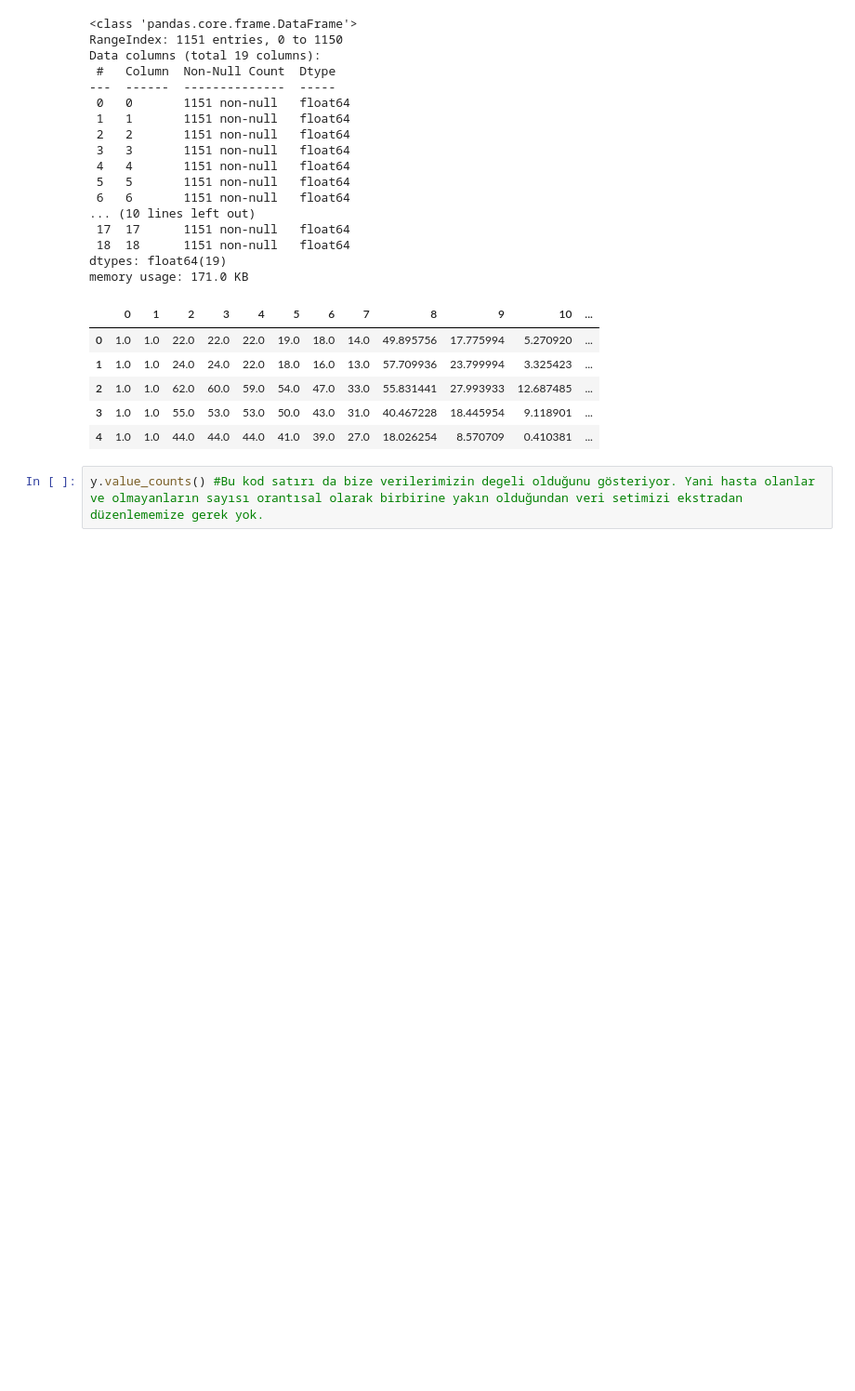
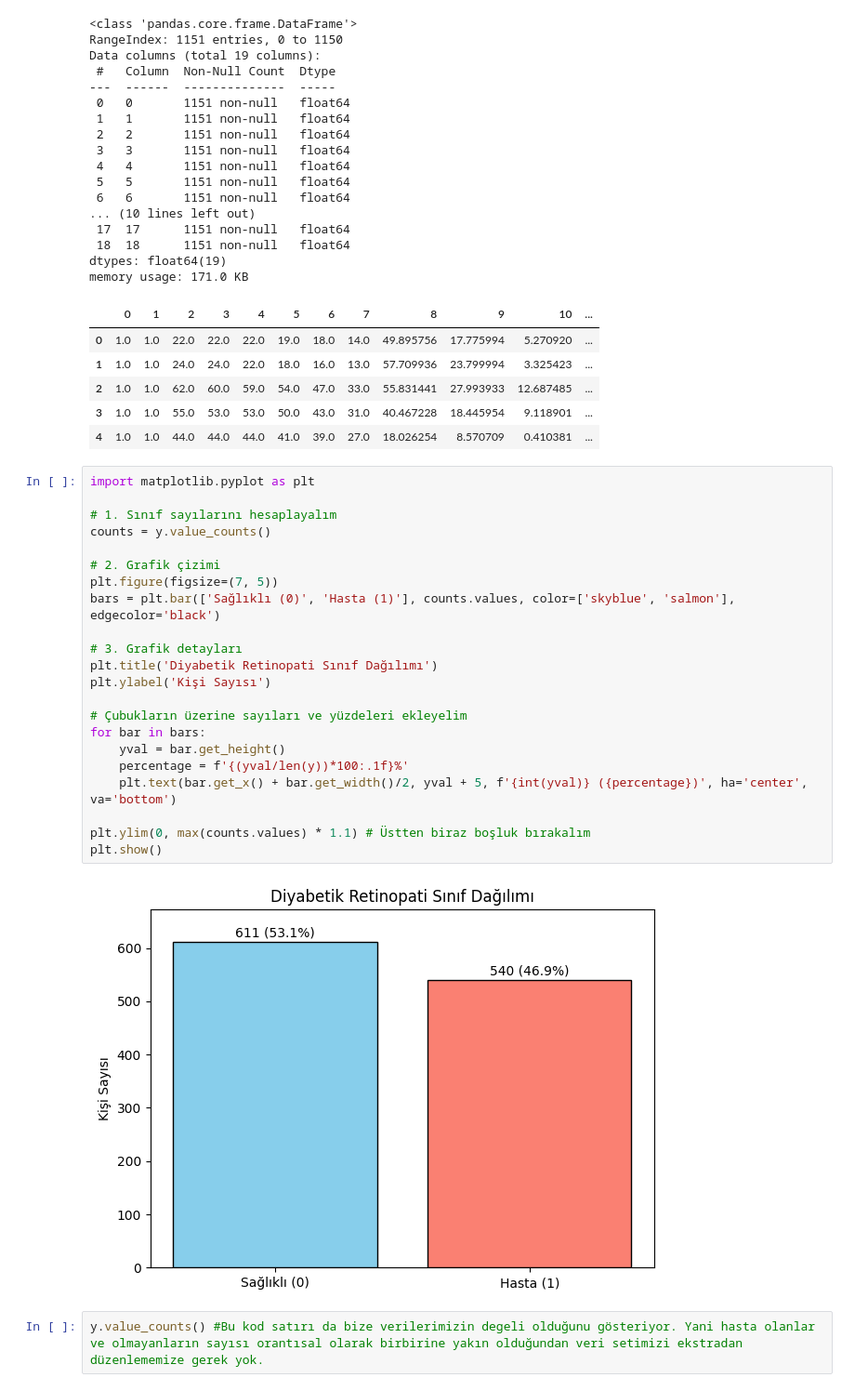
Before and after one commit to Barisandic16/CS304_Project, a Jupyter notebook: Project.ipynb, the cells around one changed output. Shown at 93% size. Saved outputs shown, nothing was run; the diff lists cells and outputs as text; blank space fills up the shorter version.

```diff
--- a/Project.ipynb
+++ b/Project.ipynb
@@ -74,6 +74,30 @@ memory usage: 171.0 KB
 | 2 | 1.0 | 1.0 | 62.0 | 60.0 | 59.0 | 54.0 | 47.0 | 33.0 | 55.831441 | 27.993933 | 12.687485 | ... |
 | 3 | 1.0 | 1.0 | 55.0 | 53.0 | 53.0 | 50.0 | 43.0 | 31.0 | 40.467228 | 18.445954 | 9.118901 | ... |
 | 4 | 1.0 | 1.0 | 44.0 | 44.0 | 44.0 | 41.0 | 39.0 | 27.0 | 18.026254 | 8.570709 | 0.410381 | ... |
+# %%
+import matplotlib.pyplot as plt
+
+# 1. Sınıf sayılarını hesaplayalım
+counts = y.value_counts()
+
+# 2. Grafik çizimi
+plt.figure(figsize=(7, 5))
+bars = plt.bar(['Sağlıklı (0)', 'Hasta (1)'], counts.values, color=['skyblue', 'salmon'], edgecolor='black')
+
+# 3. Grafik detayları
+plt.title('Diyabetik Retinopati Sınıf Dağılımı')
+plt.ylabel('Kişi Sayısı')
+
+# Çubukların üzerine sayıları ve yüzdeleri ekleyelim
+for bar in bars:
+    yval = bar.get_height()
+    percentage = f'{(yval/len(y))*100:.1f}%'
+    plt.text(bar.get_x() + bar.get_width()/2, yval + 5, f'{int(yval)} ({percentage})', ha='center', va='bottom')
+
+plt.ylim(0, max(counts.values) * 1.1) # Üstten biraz boşluk bırakalım
+plt.show()
+# %% [output]
+[figure, added]
 # %%
 y.value_counts() #Bu kod satırı da bize verilerimizin degeli olduğunu gösteriyor. Yani hasta olanlar ve olmayanların sayısı orantısal olarak birbirine yakın olduğundan veri setimizi ekstradan düzenlememize gerek yok.
 # %% [output]
```
Also changed, not shown: parts of 8 cells of this notebook.
